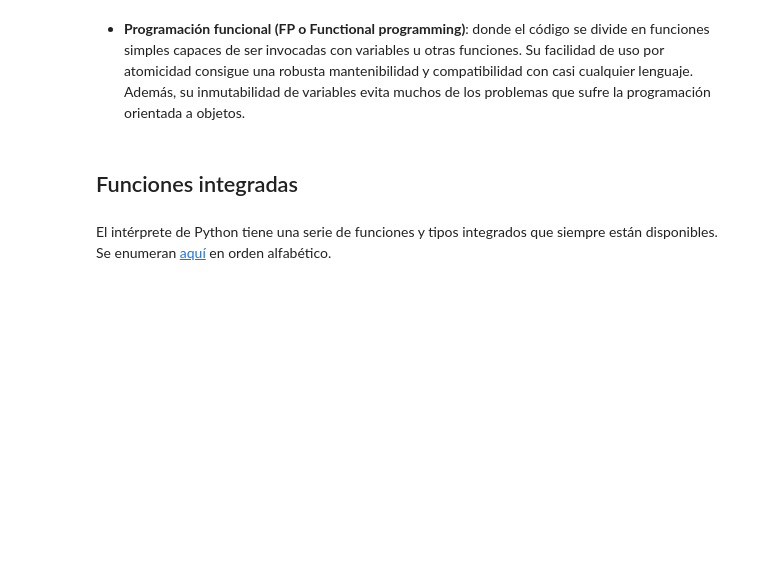
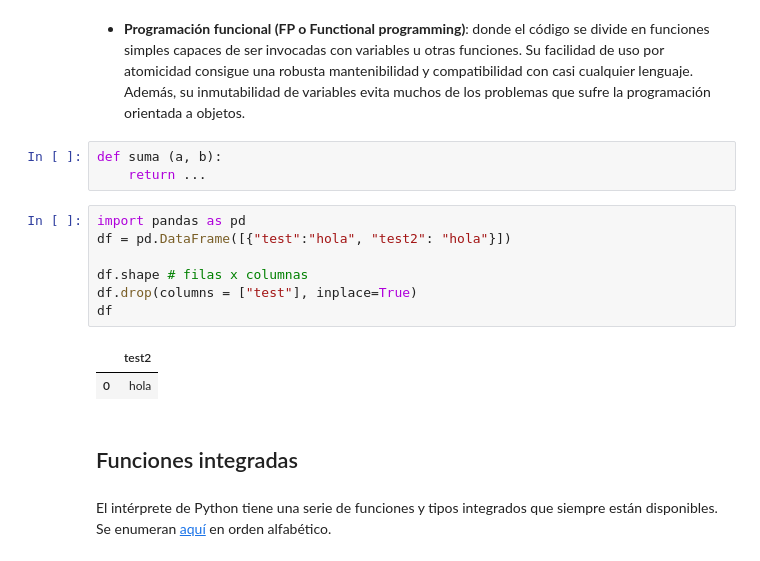
Before and after one commit to OscarFraile/EVOLVE, a Jupyter notebook: Fernando_Costa/Notebooks/post/3.1.1 - Functions.ipynb, the cells around one changed output. Cells and saved outputs as stored; diff of their text form; blank space fills up the shorter version.

```diff
--- a/Fernando_Costa/Notebooks/post/3.1.1 - Functions.ipynb
+++ b/Fernando_Costa/Notebooks/post/3.1.1 - Functions.ipynb
@@ -15,5 +100,18 @@ Quiere decir que acepta distintas formas de trabajar con el lenguaje. Básicamen
 # %% [markdown]
 - **Programación funcional (FP o Functional programming)**: donde el código se divide en funciones simples capaces de ser invocadas con variables u otras funciones. Su facilidad de uso por atomicidad consigue una robusta mantenibilidad y compatibilidad con casi cualquier lenguaje. Además, su inmutabilidad de variables evita muchos de los problemas que sufre la programación orientada a objetos.
+# %%
+def suma (a, b):
+    return ...
+# %%
+import pandas as pd
+df = pd.DataFrame([{"test":"hola", "test2": "hola"}])
+
+df.shape # filas x columnas
+df.drop(columns = ["test"], inplace=True)
+df
+# %% [output]
+|  | test2 |
+| 0 | hola |
 # %% [markdown]
 ## Funciones integradas
 # %% [markdown]
```
Also changed, not shown: parts of 47 cells of this notebook, 2 other files.
